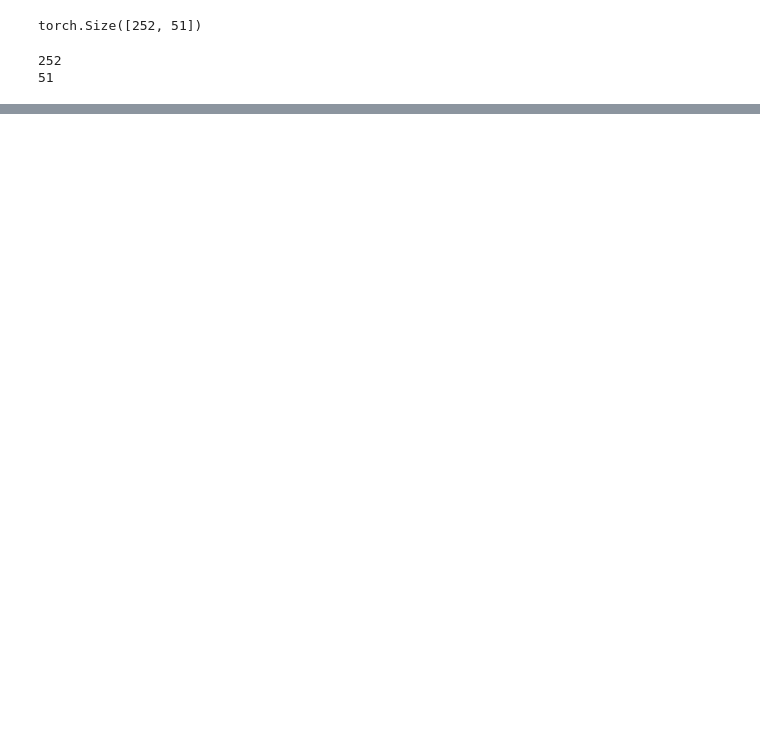
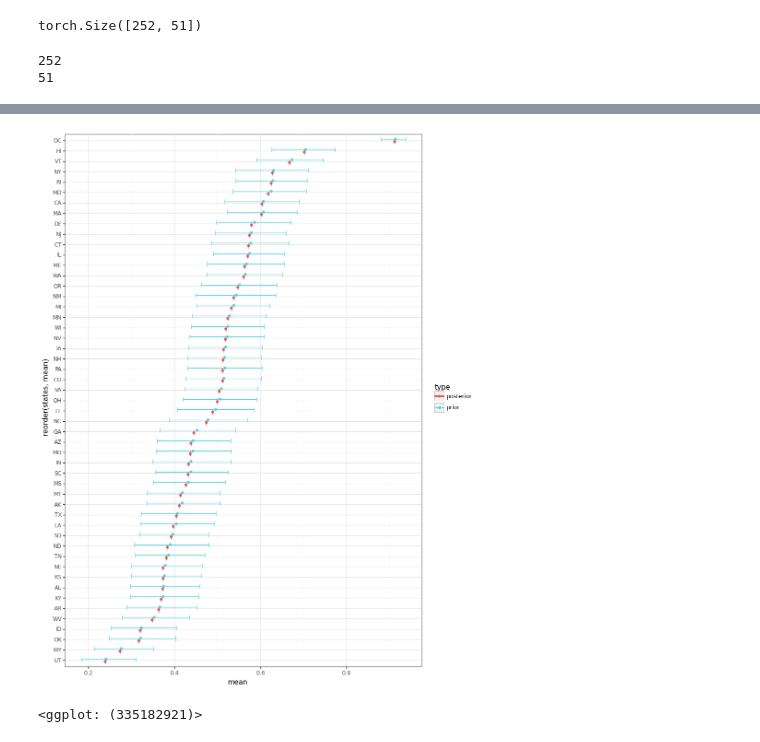
Before and after one commit to Manik-Goyal/Forecasting-Elections-6998, a Jupyter notebook: scripts/model/election_evaluation.ipynb, the cells around one changed output, grey strips where cells are left out. Drawn from its saved outputs; the diff is of its cells as text; code cells hidden in the pictures; blank space fills up the shorter version.

```diff
--- a/scripts/model/election_evaluation.ipynb
+++ b/scripts/model/election_evaluation.ipynb
@@ -471,0 +278,5 @@ NameError: name 'hmc_samples' is not defined
+# %%
+mu_b_prior = data['mu_b_prior']
+state_covariance_mu_b_T = data['state_covariance_mu_b_T']
+mu_b_prior_draws = np.random.multivariate_normal(mu_b_prior, state_covariance_mu_b_T, 1000)
+mu_b_prior_df = mean_low_high(mu_b_prior_draws, states, 'prior')
@@ -471,0 +306,2 @@ NameError: name 'hmc_samples' is not defined
+# %%
+mu_b_df = pd.concat([mu_b_prior_df, mu_b_posterior_df])
@@ -471,0 +319,12 @@ NameError: name 'hmc_samples' is not defined
+# %%
+p9.options.figure_size = (10, 15)
+(
+    ggplot(mu_b_df) +
+    geom_point(aes(y = 'mean', x = 'reorder(states, mean)', color='type'), position = position_dodge(width = 0.5)) +
+    geom_errorbar(aes(ymin = 'low', ymax = 'high', x = 'states', color='type'), width = 0, position = position_dodge(width = 0.5)) +
+    coord_flip() +
+    theme_bw()
+ )
+# %% [output]
+[figure, added]
+<ggplot: (335182921)>
```
Also changed, not shown: parts of 31 cells of this notebook, 2 other files.
